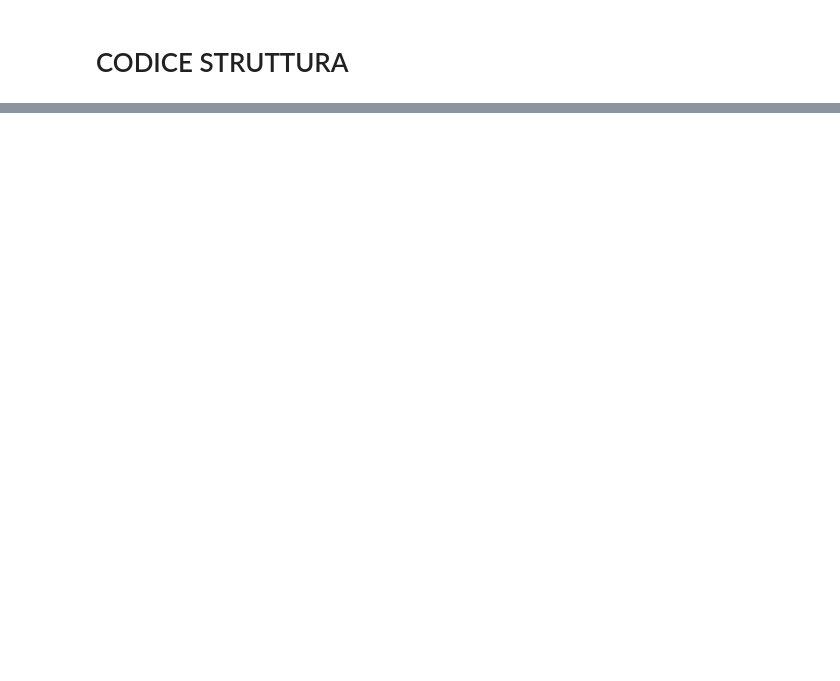
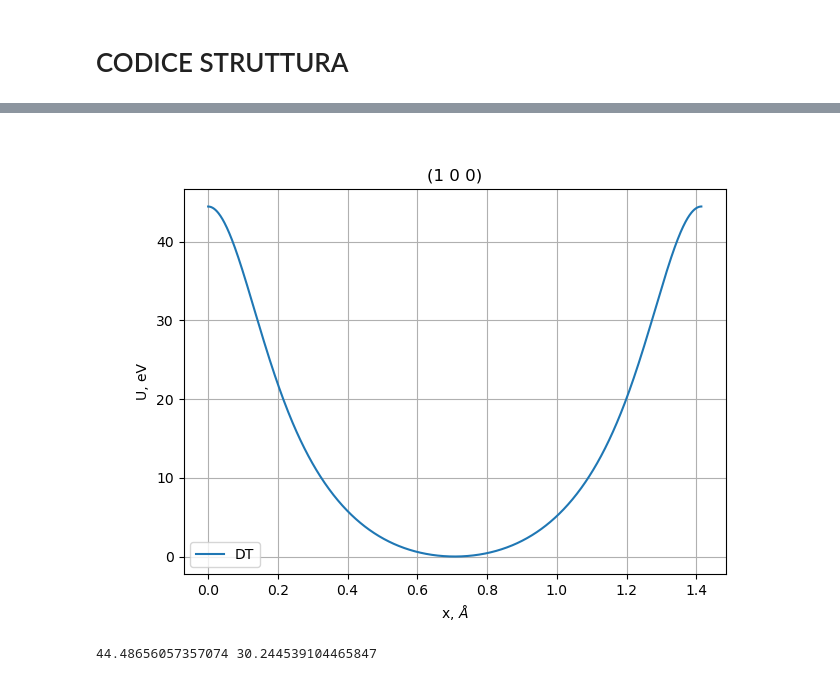
Before and after one commit to Ncanale/Channeling_Potential, a Jupyter notebook: ciftxt_reader.ipynb, the cells around one changed output, grey strips where cells are left out. Saved outputs shown, nothing was run; the diff lists cells and outputs as text; code cells hidden in the pictures; blank space fills up the shorter version.

```diff
--- a/ciftxt_reader.ipynb
+++ b/ciftxt_reader.ipynb
@@ -548,0 +336,41 @@ Selected axis:  [1. 1. 1.]
+# %%
+def U_pl_DT(x):
+    d_plm = sum(d_pl)/len(d_pl)
+    U = 2*np.sqrt(np.pi)*N*d_plm*Z*z*e*a_0
+    k1 = [(coeff_a[i]/np.sqrt(coeff_B[i]+2*u**2))*np.exp(-x**2/(coeff_B[i]+2*u**2)) for i in range(0,len(coeff_a))]
+    k = sum(k1)
+    return U*k
+
+
+
+x_DT = np.linspace(posizioni_proiettate[posizioni_proiettate.index(0.0)], posizioni_proiettate[posizioni_proiettate.index(0.0)+len(d_at)] ,1000)
+posizioni_proiettate=[p-posizioni_proiettate[int(len(posizioni_proiettate)/2)] for p in posizioni_proiettate]
+#print(posizioni_proiettate)
+#U_harm = U_h_100(x_DT-d_pl/2)
+'''#Moliere
+U_Mol = [U_M(x_DT+n*d_pl) for n in range(-nel,nel)]
+U_sum_Mol = sum(U_Mol)/e
+U_sum_Mol = U_sum_Mol - min(U_sum_Mol)'''
+#calculate for a number of planes
+U_DT=[]
+for n in range(0, len(posizioni_proiettate)):
+    U_DT.append(U_pl_DT(x_DT-posizioni_proiettate[n]))
+U_sum_DT = sum(U_DT)/e
+#subtraction of the minimum energy
+U_sum_DT = [U_sum_DT1 - min(U_sum_DT) for U_sum_DT1 in U_sum_DT]
+
+figure, ax = plt.subplots(figsize=(7,5))
+
+ax.plot(x_DT, U_sum_DT, label="DT")
+ax.set_title("("+asse+")")
+ax.set_ylabel("U, eV")
+ax.set_xlabel("x, $\AA$")
+ax.legend()
+ax.grid()
+plt.show()
+# %% [output]
+[figure, added]
+# %%
+print(max(U_sum_DT),min(U_sum_DT[0:100]))
+# %% [output]
+44.48656057357074 30.244539104465847
```
Also changed, not shown: parts of 19 cells of this notebook.
